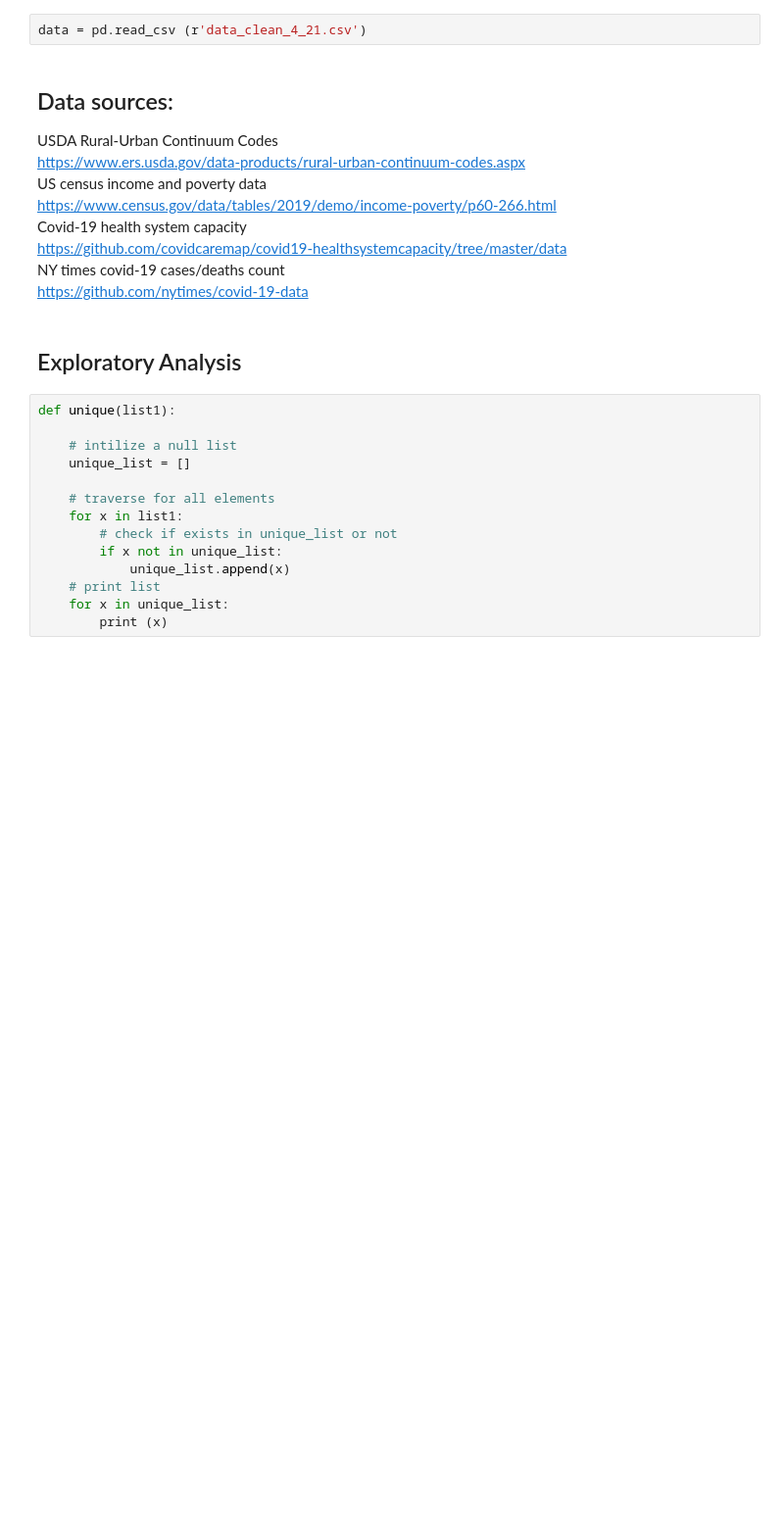
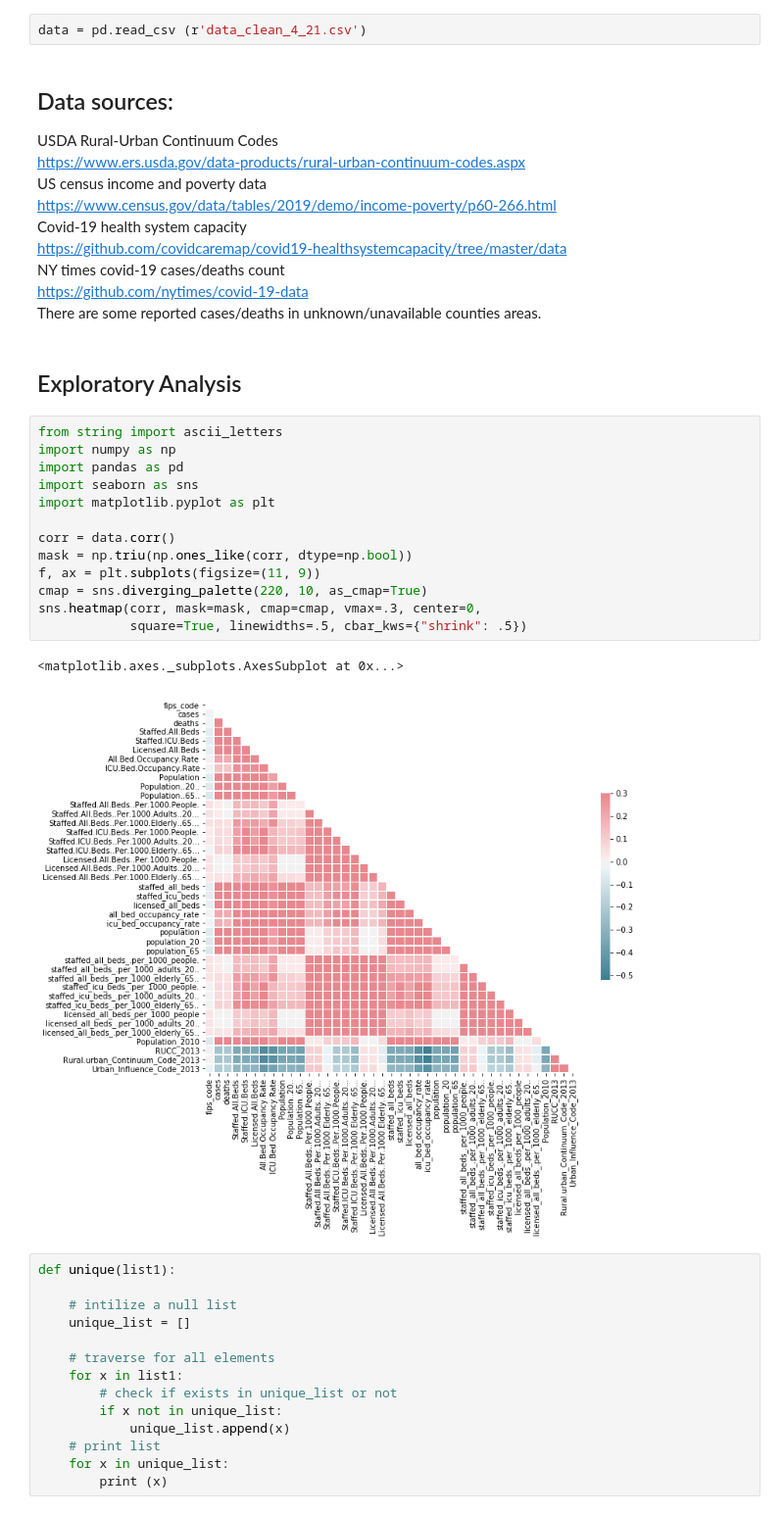
Before and after one commit to tiffttu/BINF_final, a Jupyter notebook: Report.ipynb, the cells around one changed output. Shown: that part at 98% size. Saved outputs shown, nothing was run; the diff lists cells and outputs as text; blank space fills up the shorter version.

Commit message:
report update feature selection

```diff
--- a/Report.ipynb
+++ b/Report.ipynb
@@ -19,8 +21,25 @@ Covid-19 health system capacity
 https://github.com/covidcaremap/covid19-healthsystemcapacity/tree/master/data
 NY times covid-19 cases/deaths count
 https://github.com/nytimes/covid-19-data
+There are some reported cases/deaths in unknown/unavailable counties areas.
 # %% [markdown]
 ## Exploratory Analysis
+# %%
+from string import ascii_letters
+import numpy as np
+import pandas as pd
+import seaborn as sns
+import matplotlib.pyplot as plt
+
+corr = data.corr()
+mask = np.triu(np.ones_like(corr, dtype=np.bool))
+f, ax = plt.subplots(figsize=(11, 9))
+cmap = sns.diverging_palette(220, 10, as_cmap=True)
+sns.heatmap(corr, mask=mask, cmap=cmap, vmax=.3, center=0,
+            square=True, linewidths=.5, cbar_kws={"shrink": .5})
+# %% [output]
+<matplotlib.axes._subplots.AxesSubplot at 0x...>
+[figure, added]
 # %%
 def unique(list1):
 
```
Also changed, not shown: parts of 20 cells of this notebook.
